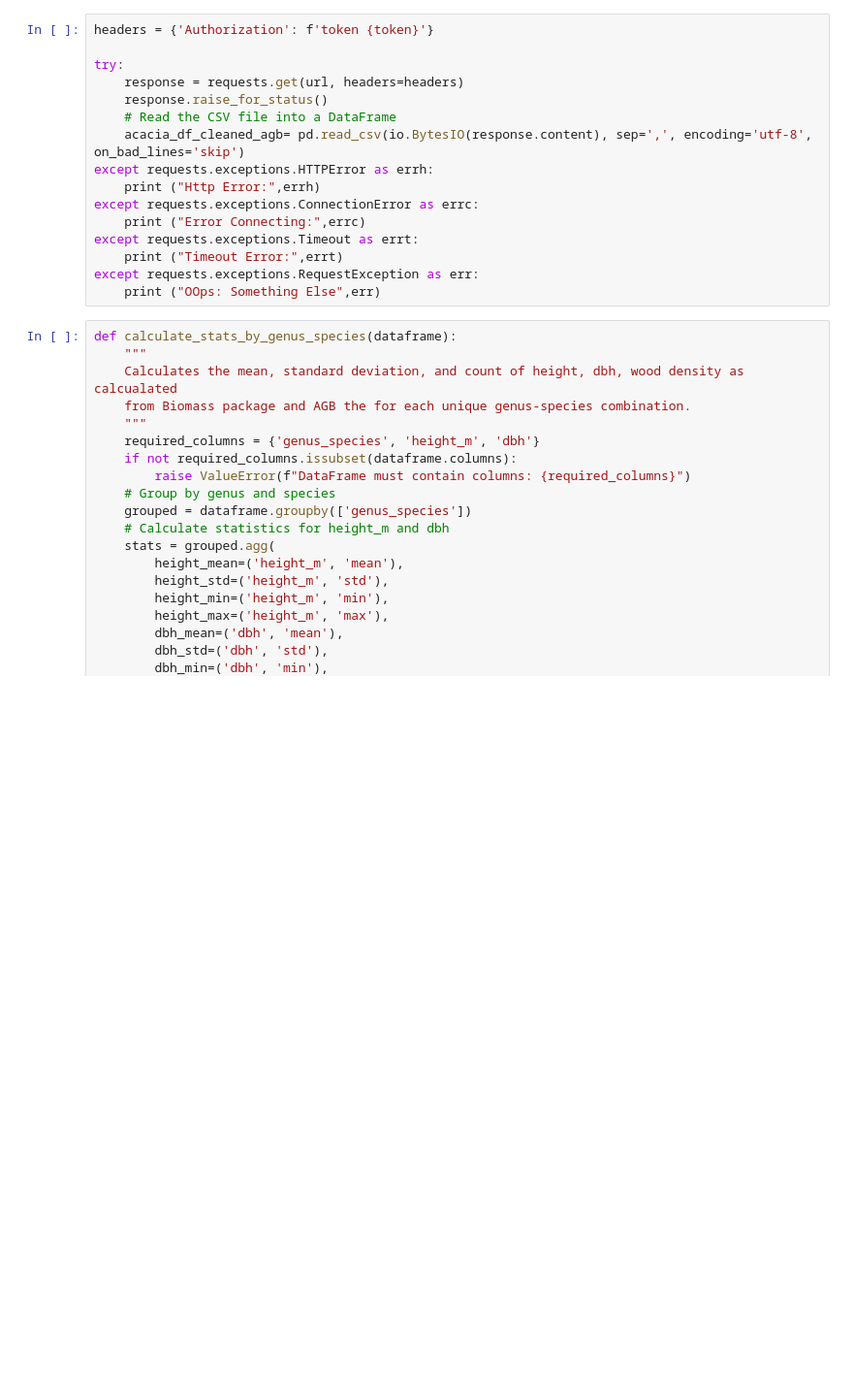
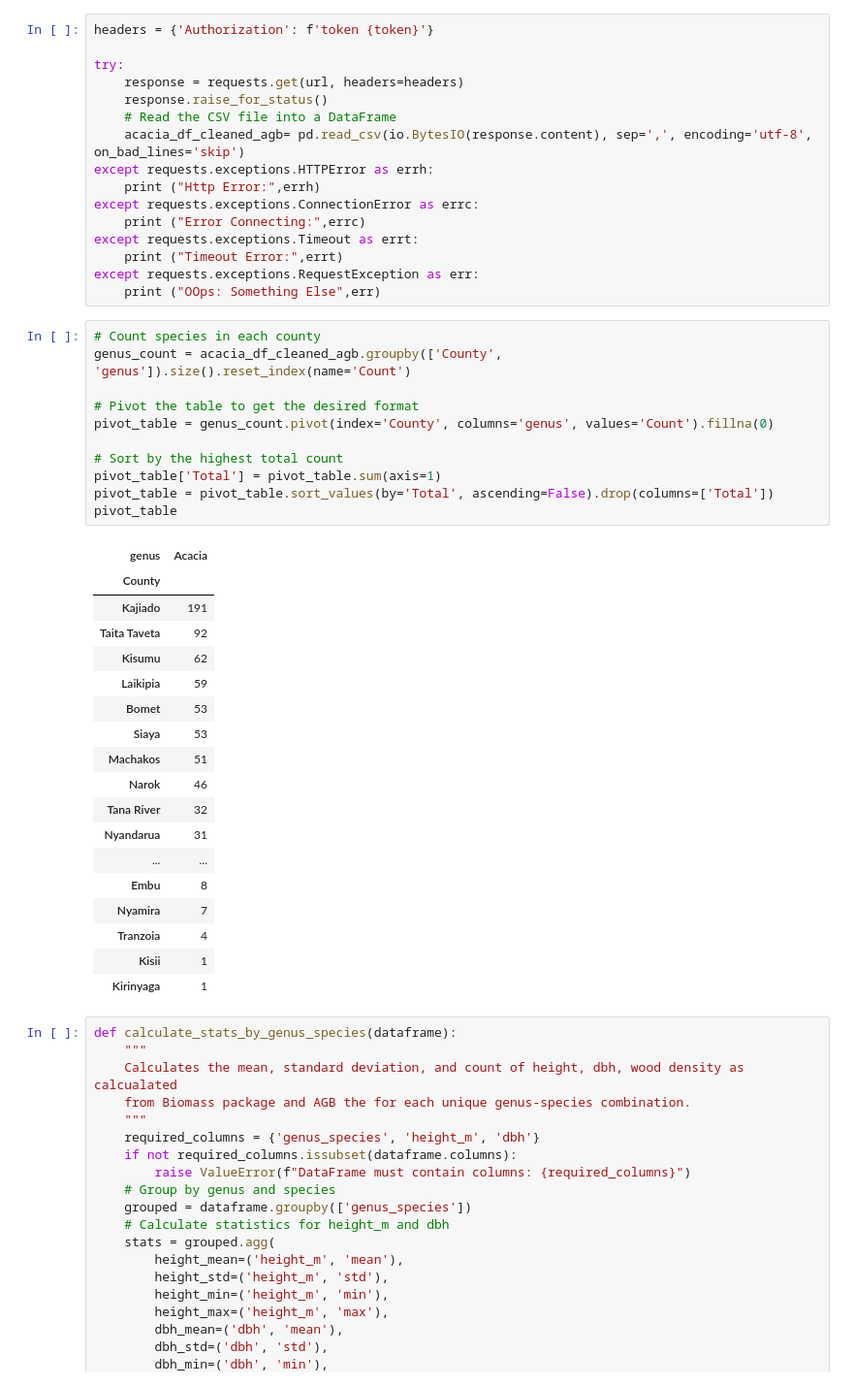
Before and after one commit to irungus/agf_kenya, a Jupyter notebook: agf_kenya_colab_acacia.ipynb, the cells around one changed output. Shown at 97% size. Saved outputs shown, nothing was run; the diff lists cells and outputs as text; blank space fills up the shorter version.

```diff
--- a/agf_kenya_colab_acacia.ipynb
+++ b/agf_kenya_colab_acacia.ipynb
@@ -517,6 +517,36 @@ except requests.exceptions.Timeout as errt:
     print ("Timeout Error:",errt)
 except requests.exceptions.RequestException as err:
     print ("OOps: Something Else",err)
+# %%
+# Count species in each county
+genus_count = acacia_df_cleaned_agb.groupby(['County', 'genus']).size().reset_index(name='Count')
+
+# Pivot the table to get the desired format
+pivot_table = genus_count.pivot(index='County', columns='genus', values='Count').fillna(0)
+
+# Sort by the highest total count
+pivot_table['Total'] = pivot_table.sum(axis=1)
+pivot_table = pivot_table.sort_values(by='Total', ascending=False).drop(columns=['Total'])
+pivot_table
+# %% [output]
+| genus | Acacia |
+| County |  |
+| Kajiado | 191 |
+| Taita Taveta | 92 |
+| Kisumu | 62 |
+| Laikipia | 59 |
+| Bomet | 53 |
+| Siaya | 53 |
+| Machakos | 51 |
+| Narok | 46 |
+| Tana River | 32 |
+| Nyandarua | 31 |
+| ... | ... |
+| Embu | 8 |
+| Nyamira | 7 |
+| Tranzoia | 4 |
+| Kisii | 1 |
+| Kirinyaga | 1 |
 # %%
 def calculate_stats_by_genus_species(dataframe):
     """
```
